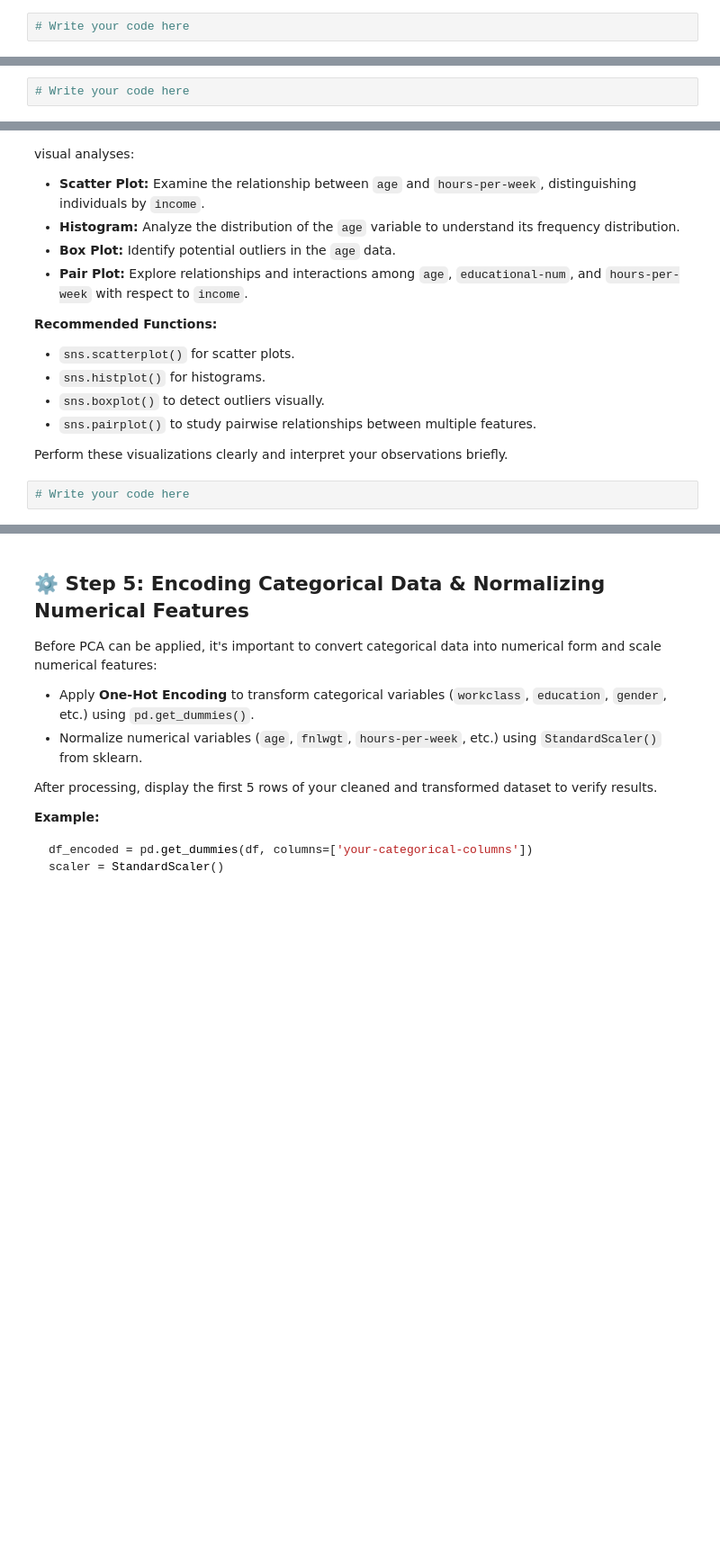
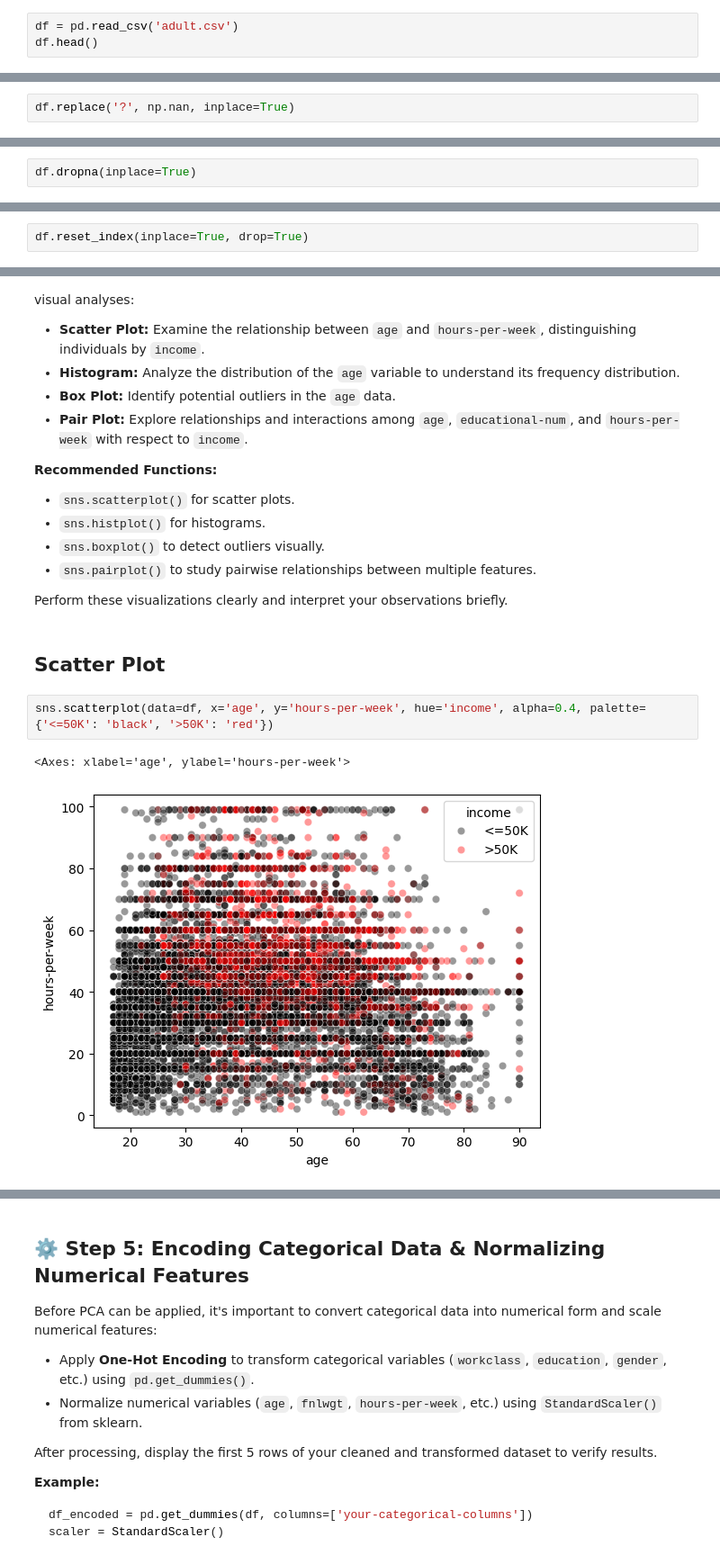
Before and after one commit to Zeinab-kr/Data-Mining-Course-Projects, a Jupyter notebook: DM_PR1/PCA.ipynb, the cells around one changed output, grey strips where cells are left out. Shown at 90% size. Cells and saved outputs as stored; diff of their text form; blank space fills up the shorter version.

````diff
--- a/DM_PR1/PCA.ipynb
+++ b/DM_PR1/PCA.ipynb
@@ -55,4 +55,5 @@ df = pd.read_csv('your-dataset.csv')
 df.head()
 ```
 # %%
-# Write your code here
+df = pd.read_csv('adult.csv')
+df.head()
@@ -75,4 +83,4 @@ Data in the real world is often incomplete or messy. Your task here is to clean
 
 Complete the tasks in the following cell.
 # %%
-# Write your code here
+df.replace('?', np.nan, inplace=True)
@@ -78,0 +106,2 @@ Complete the tasks in the following cell.
+# %%
+df.dropna(inplace=True)
@@ -78,0 +127,2 @@ Complete the tasks in the following cell.
+# %%
+df.reset_index(inplace=True, drop=True)
@@ -95,5 +154,10 @@ EDA helps you understand your data and discover insights before modeling. Comple
 - `sns.pairplot()` to study pairwise relationships between multiple features.
 
 Perform these visualizations clearly and interpret your observations briefly.
+# %% [markdown]
+## Scatter Plot
 # %%
-# Write your code here
+sns.scatterplot(data=df, x='age', y='hours-per-week', hue='income', alpha=0.4, palette={'<=50K': 'black', '>50K': 'red'})
+# %% [output]
+<Axes: xlabel='age', ylabel='hours-per-week'>
+[figure, added]
````
Also changed, not shown: parts of 35 cells of this notebook.
